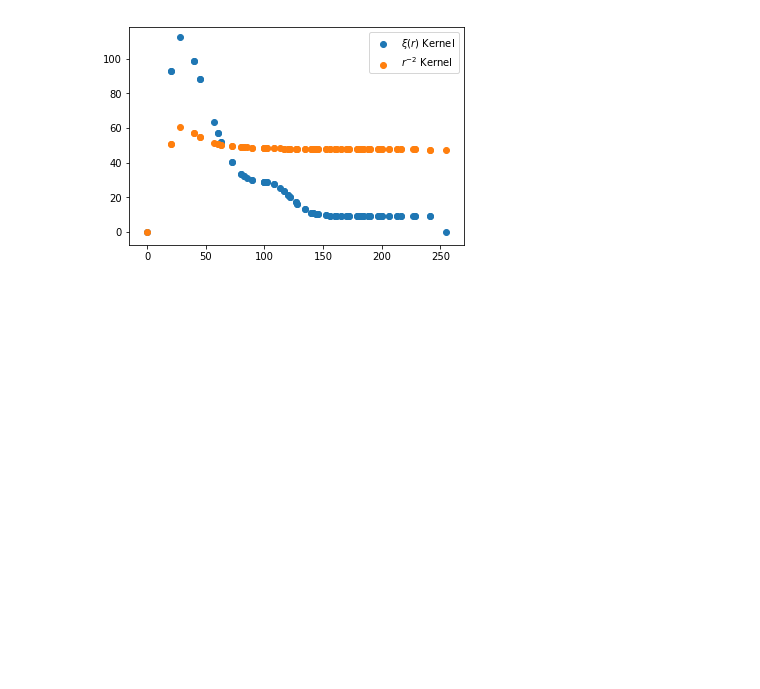
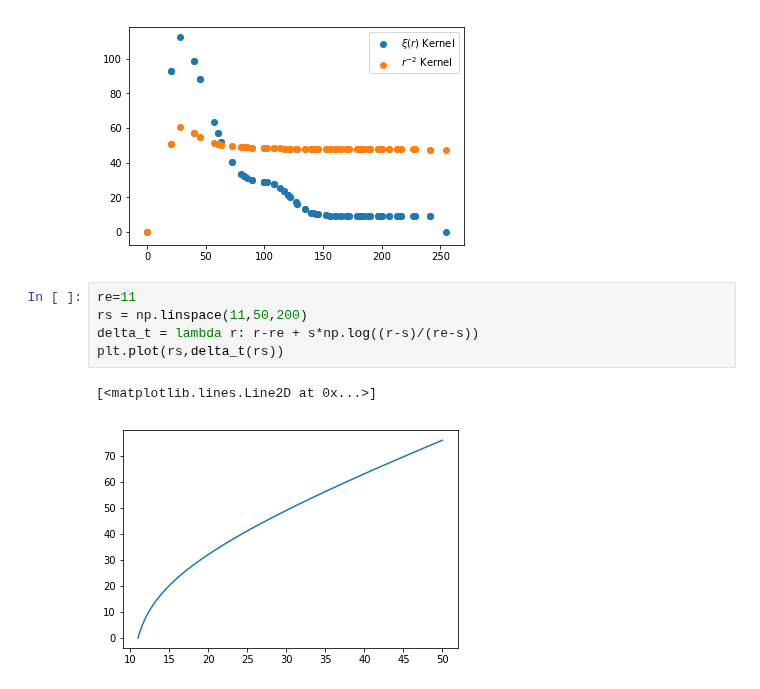
Before and after one commit to oliverphilcox/RascalC, a Jupyter notebook: jupyter/Xi(r) Kernel Probability.ipynb, the cells around one changed output. Saved outputs shown, nothing was run; the diff lists cells and outputs as text; blank space fills up the shorter version.

```diff
--- a/jupyter/Xi(r) Kernel Probability.ipynb
+++ b/jupyter/Xi(r) Kernel Probability.ipynb
@@ -91,3 +91,11 @@ plt.scatter(n_flat,ints_r2/np.sum(ints_r2)*n_flat*n_flat,label=r'$r^{-2}$ Kernel
 plt.legend();
 # %% [output]
 [figure]
+# %%
+re=11
+rs = np.linspace(11,50,200)
+delta_t = lambda r: r-re + s*np.log((r-s)/(re-s))
+plt.plot(rs,delta_t(rs))
+# %% [output]
+[<matplotlib.lines.Line2D at 0x...>]
+[figure, added]
```
Also changed, not shown: parts of 1 cell of this notebook, 6 other files.
